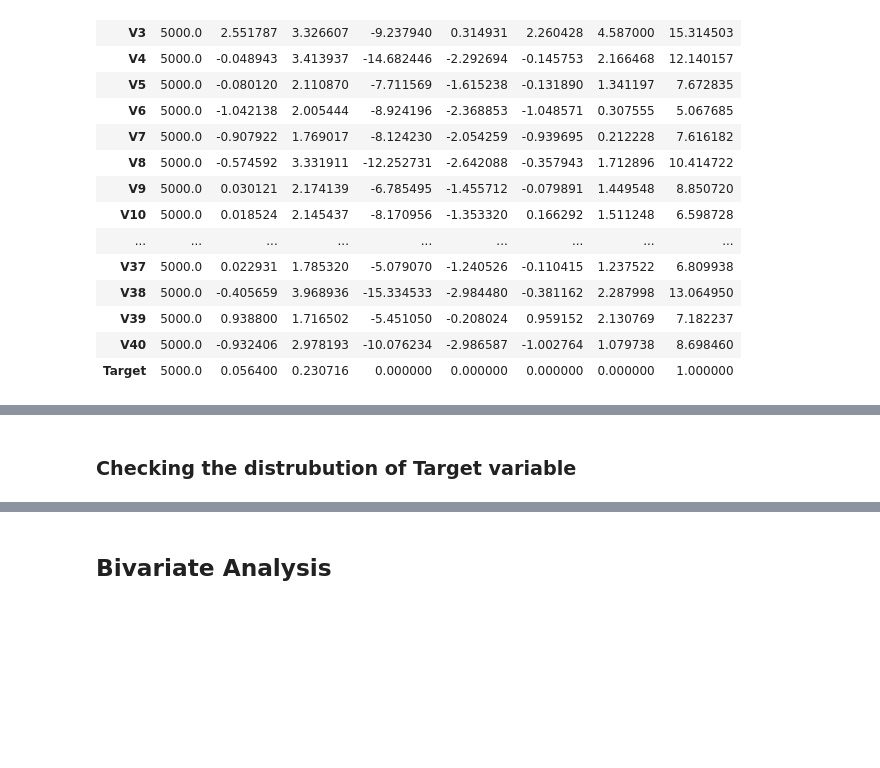
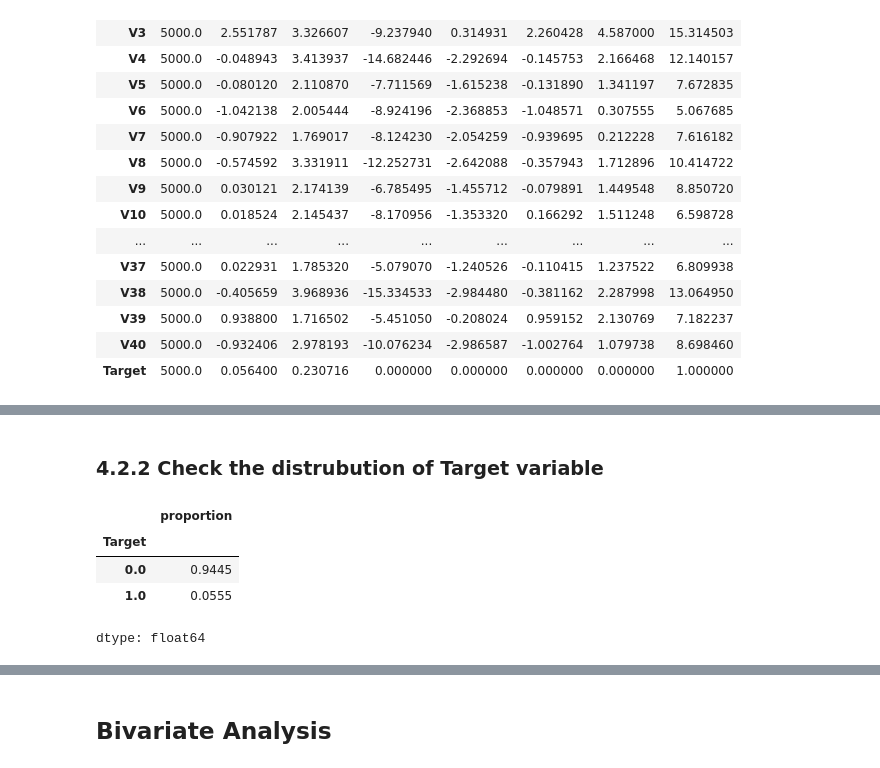
Before and after one commit to RashmiJK/PGP-AIML-ReneWind-NN, a Jupyter notebook: renewind_nn.ipynb, the cells around one changed output, grey strips where cells are left out. Cells and saved outputs as stored; diff of their text form; code cells hidden in the pictures; blank space fills up the shorter version.

```diff
--- a/renewind_nn.ipynb
+++ b/renewind_nn.ipynb
@@ -428,7 +463,13 @@ for feature in df.columns:
 # %% [markdown]
-### Checking the distrubution of Target variable
+### 4.2.2 Check the distrubution of Target variable
 # %%
 # For train data
-df["Target"].value_counts(1)
+data["Target"].value_counts(1)
+# %% [output]
+|  | proportion |
+| Target |  |
+| 0.0 | 0.9445 |
+| 1.0 | 0.0555 |
+dtype: float64
 # %%
 # display the proportion of the target variable in the test data
```
Also changed, not shown: parts of 13 cells of this notebook.
